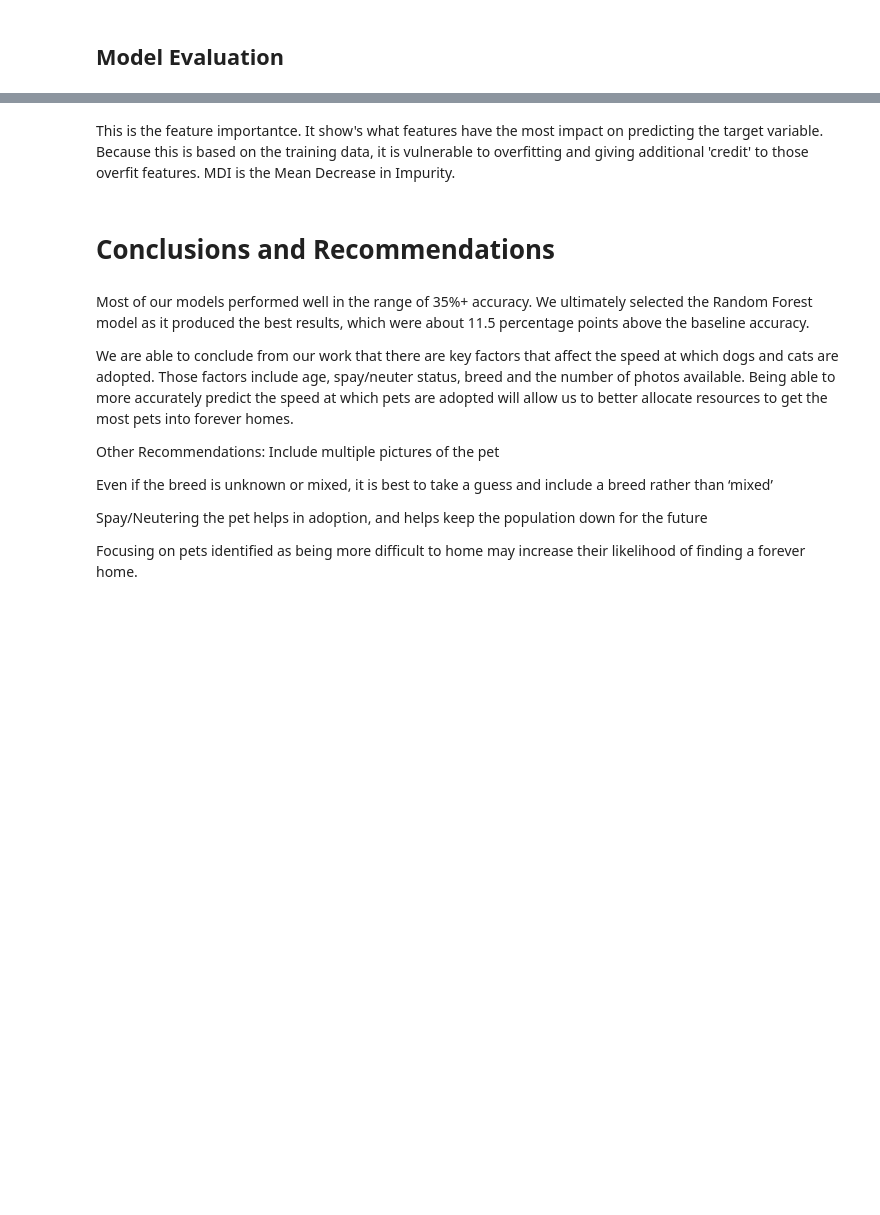
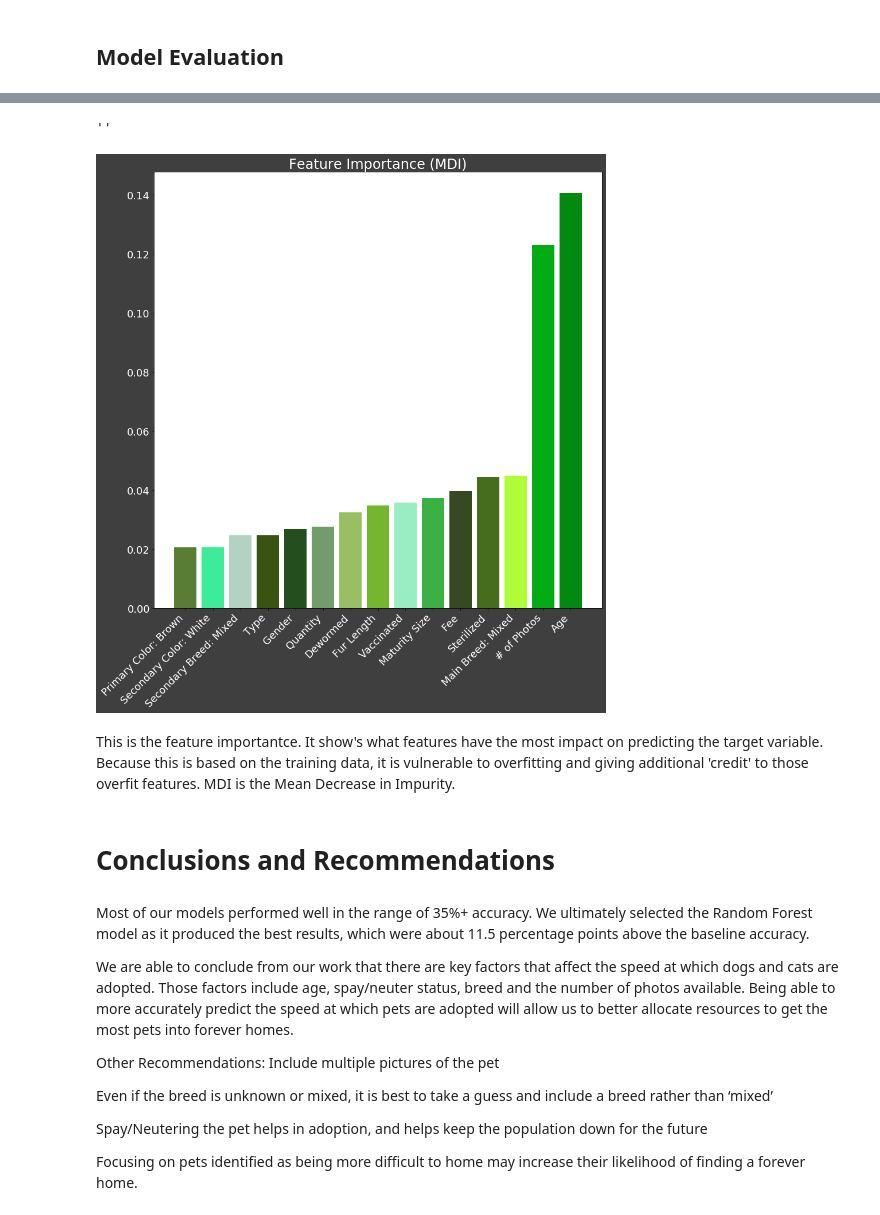
Before and after one commit to weisja4/pet_adoption_capstone, a Jupyter notebook: Pet Adoption - EDA and Categorical Modeling.ipynb, the cells around one changed output, grey strips where cells are left out. Cells and saved outputs as stored; diff of their text form; code cells hidden in the pictures; blank space fills up the shorter version.

```diff
--- a/Pet Adoption - EDA and Categorical Modeling.ipynb
+++ b/Pet Adoption - EDA and Categorical Modeling.ipynb
@@ -1301,0 +1322,24 @@ plt.legend();
+# %%
+# Train-Test Split  - 7686x309 and 2563x309
+
+X = pets.drop(columns = ['name', 'adoptionspeed', 'description', 'petid', 'rescuerid', 'state'])
+y = pets['adoptionspeed']
+
+X_train, X_test, y_train, y_test = train_test_split(X,y, random_state = rdst)
+
+print('X Train', X_train.shape)
+print('X Test', X_test.shape)
+print()
+print('y Train', y_train.shape)
+print('y Test', y_test.shape)
+
+# Standard Scalar
+
+ss = StandardScaler()
+
+
+Z_train = ss.fit_transform(X_train)
+Z_test  = ss.transform(X_test)
+Z = ss.transform(X)
+print('Z Train', Z_train.shape)
+print('Z Test', Z_test.shape)
@@ -1358,15 +1575,18 @@ imp
 # %%
 plt.figure(figsize = (14,14), facecolor = ('#3f3f3f'))
 
 plt.bar(imp[0],imp[1],
          color = ['#597d35','#3cec97','#b2d3c2', '#3a5311', '#234f1e', '#729c69', '#98bf64','#74b62e', '#98edc3','#3bb143','#354a21','#466d1e', '#b0fc38', '#03ac13', '#028910'],
          tick_label = ['Primary Color: Brown', 'Secondary Color: White', 'Secondary Breed: Mixed', 'Type','Gender', 'Quantity', 'Dewormed', 'Fur Length', 'Vaccinated', 'Maturity Size', 'Fee', 'Sterilized', 'Main Breed: Mixed', '# of Photos', 'Age'])
-ax.set_facecolor('#3f3f3f')
+
 plt.xticks(rotation=45, ha='right', color = 'white', size = 18 )
 plt.yticks(color='white', size = 18)
 plt.title("Feature Importance (MDI)", size = 24, color = 'white')
-fig.tight_layout()
+
 ;
+# %% [output]
+''
+[figure, added]
 # %% [markdown]
 This is the feature importantce. It show's what features have the most impact on predicting the target variable. Because this is based on the training data, it is vulnerable to overfitting and giving additional 'credit' to those overfit features. MDI is the Mean Decrease in Impurity.
 # %%
```
Also changed, not shown: parts of 25 cells of this notebook, 1 other file.
